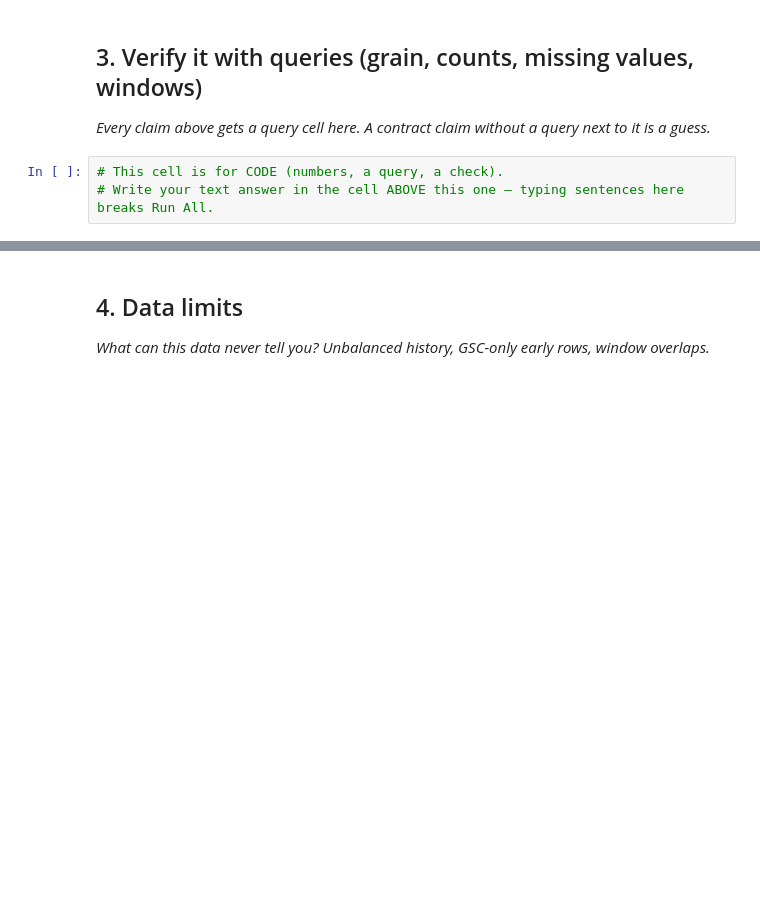
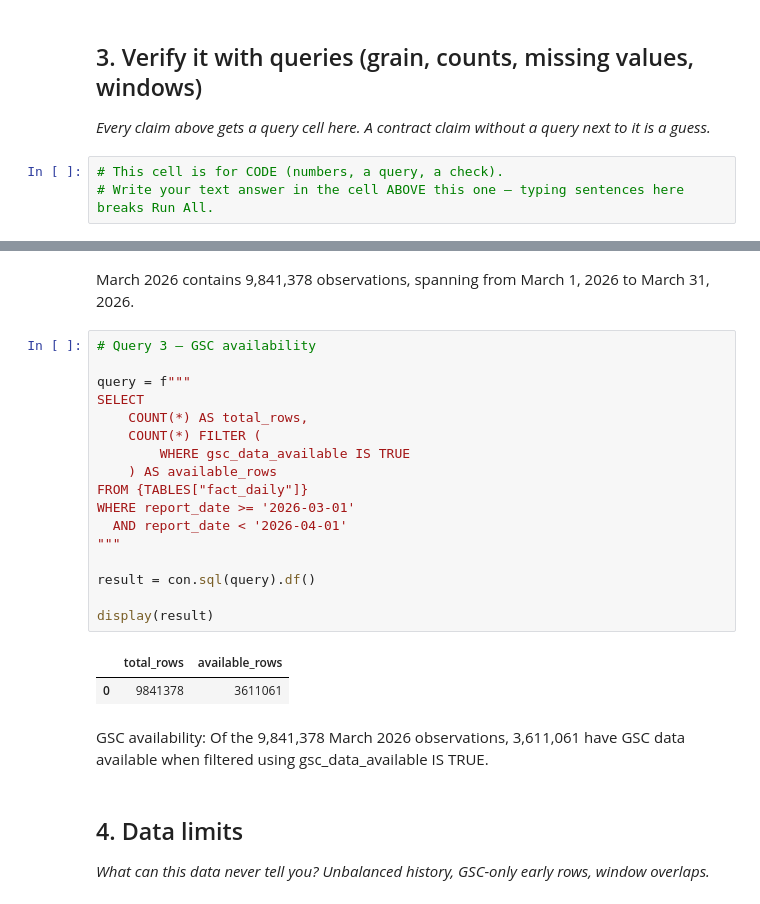
Before and after one commit to PaNavar369/Internship, a Jupyter notebook: work/notebooks/w03_data_contract.ipynb, the cells around one changed output, grey strips where cells are left out. Saved outputs shown, nothing was run; the diff lists cells and outputs as text; blank space fills up the shorter version.

```diff
--- a/work/notebooks/w03_data_contract.ipynb
+++ b/work/notebooks/w03_data_contract.ipynb
@@ -30,3 +176,27 @@ This skeleton is yours to fill. Work the sections **in order** — each one has
+# %% [markdown]
+March 2026 contains 9,841,378 observations, spanning from March 1, 2026 to March 31, 2026.
+# %%
+# Query 3 — GSC availability
+
+query = f"""
+SELECT
+    COUNT(*) AS total_rows,
+    COUNT(*) FILTER (
+        WHERE gsc_data_available IS TRUE
+    ) AS available_rows
+FROM {TABLES["fact_daily"]}
+WHERE report_date >= '2026-03-01'
+  AND report_date < '2026-04-01'
+"""
+
+result = con.sql(query).df()
+
+display(result)
+# %% [output]
+|  | total_rows | available_rows |
+| 0 | 9841378 | 3611061 |
+# %% [markdown]
+GSC availability: Of the 9,841,378 March 2026 observations, 3,611,061 have GSC data available when filtered using gsc_data_available IS TRUE.
 # %% [markdown]
 ## 4. Data limits
 
```
Also changed, not shown: parts of 9 cells of this notebook.
